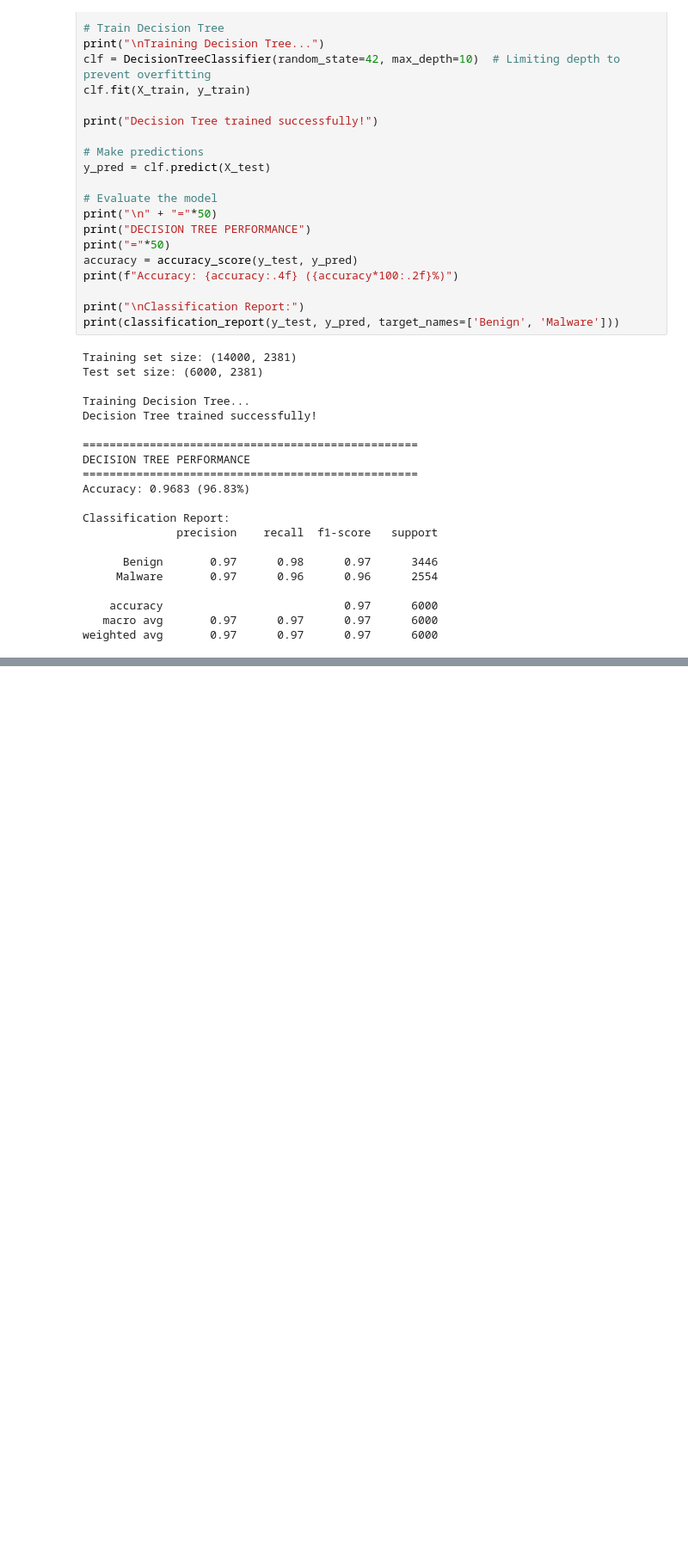
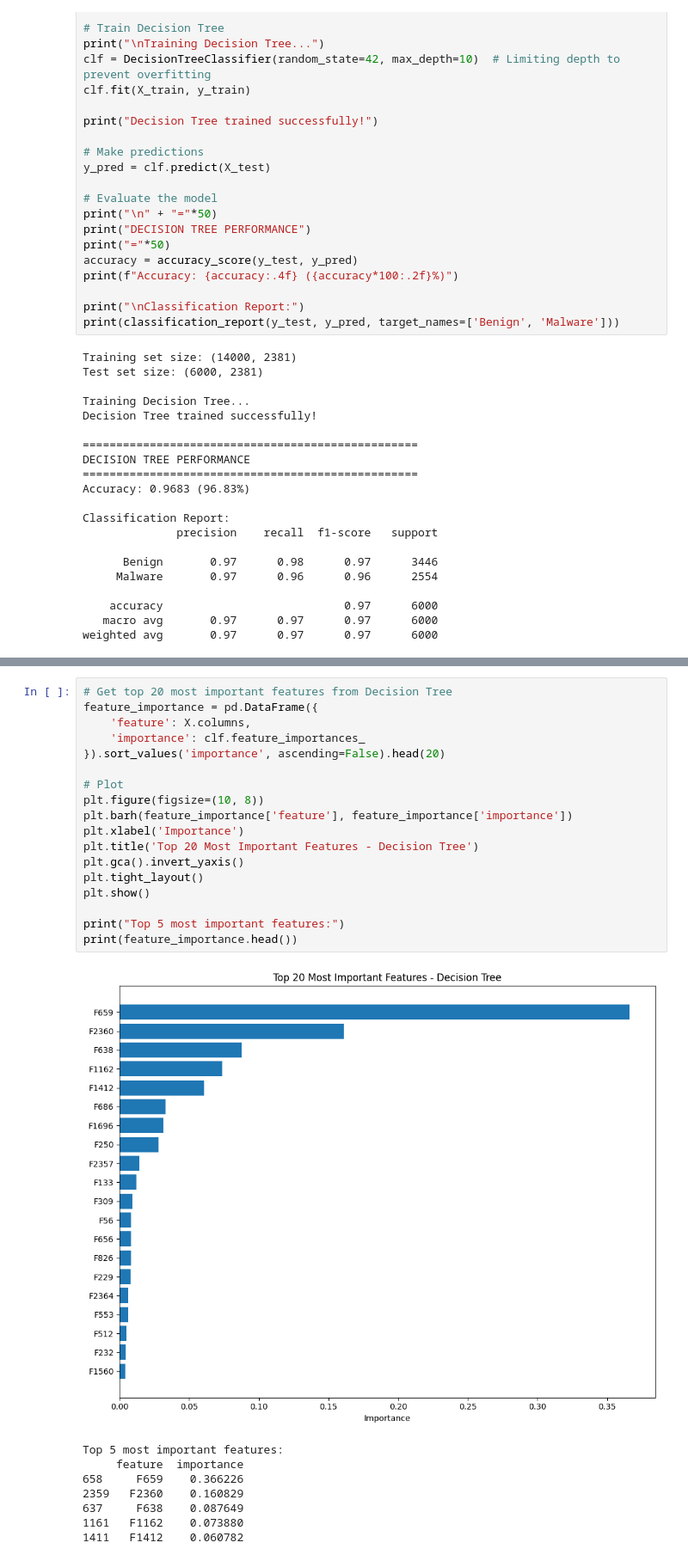
Before and after one commit to Ololade18/Cybersecurity-Projects, a Jupyter notebook: CMP7239_Lab4__Decision_Tree.ipynb, the cells around one changed output, grey strips where cells are left out. Shown at 86% size. Cells and saved outputs as stored; diff of their text form; blank space fills up the shorter version.

```diff
--- a/CMP7239_Lab4__Decision_Tree.ipynb
+++ b/CMP7239_Lab4__Decision_Tree.ipynb
@@ -518,0 +460,27 @@ weighted avg       0.82      0.79      0.79      6000
+# %%
+# Get top 20 most important features from Decision Tree
+feature_importance = pd.DataFrame({
+    'feature': X.columns,
+    'importance': clf.feature_importances_
+}).sort_values('importance', ascending=False).head(20)
+
+# Plot
+plt.figure(figsize=(10, 8))
+plt.barh(feature_importance['feature'], feature_importance['importance'])
+plt.xlabel('Importance')
+plt.title('Top 20 Most Important Features - Decision Tree')
+plt.gca().invert_yaxis()
+plt.tight_layout()
+plt.show()
+
+print("Top 5 most important features:")
+print(feature_importance.head())
+# %% [output]
+[figure, added]
+Top 5 most important features:
+     feature  importance
+658     F659    0.366226
+2359   F2360    0.160829
+637     F638    0.087649
+1161   F1162    0.073880
+1411   F1412    0.060782
```
Also changed, not shown: parts of 16 cells of this notebook.
